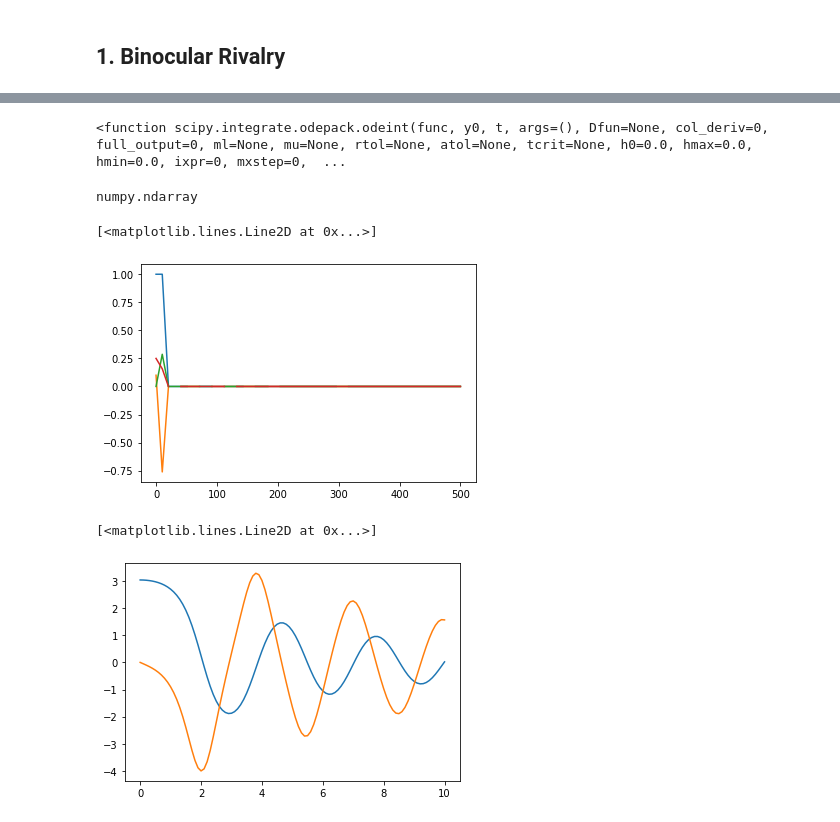
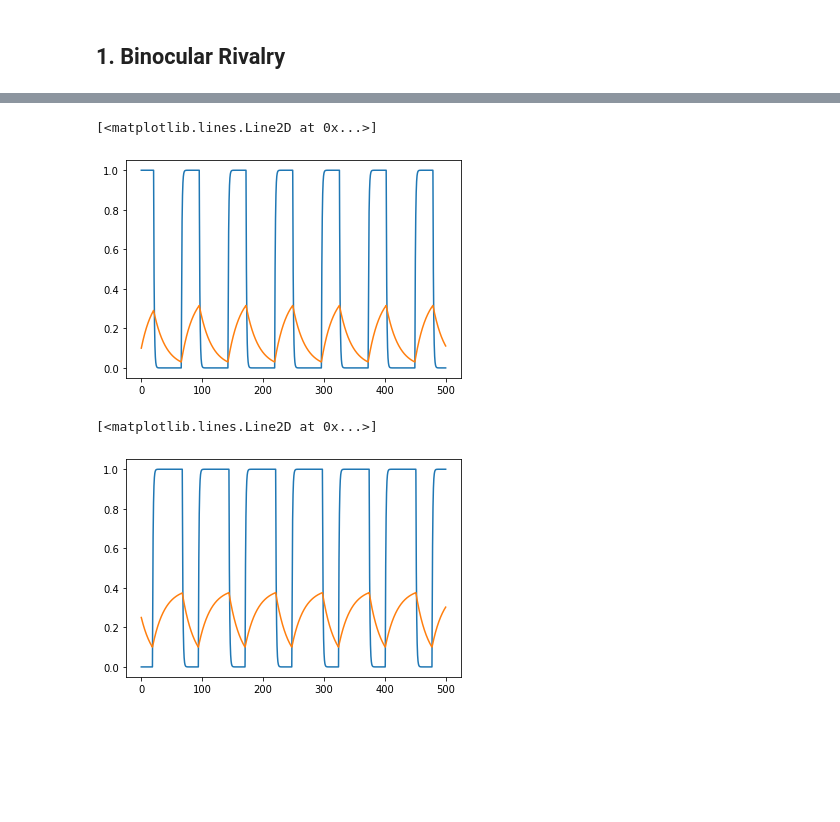
Before and after one commit to DorotheaMueller/mhbf, a Jupyter notebook: ex_5_budding_mueller.ipynb, the cells around one changed output, grey strips where cells are left out. Drawn from its saved outputs; the diff is of its cells as text; code cells hidden in the pictures; blank space fills up the shorter version.

```diff
--- a/ex_5_budding_mueller.ipynb
+++ b/ex_5_budding_mueller.ipynb
@@ -16,23 +16,22 @@ def heaviside_step(x):
     else:
         return 0.0
 
-def laing_chow(x, t, I1, I2, alpha = 0.2, beta = 0.4, phi = 0.4, tau = 20, g1 = 1, g2 = 1):
-# def laing_chow(x0, t, I1, I2):
-#     alpha = 0.2
-#     beta = 0.4
-#     phi = 0.4
-#     tau = 20.0
-#     g1 = 1.0
-#     g2 = 1.0
+# def laing_chow(x, t, I1, I2, alpha = 0.2, beta = 0.4, phi = 0.4, tau = 20, g1 = 1, g2 = 1):
+def laing_chow(x, t, I1, I2):
+    alpha = 0.2
+    beta = 0.4
+    phi = 0.4
+    tau = 20.0
+    g1 = 1.0
+    g2 = 1.0
     u1 = x[0]
     a1 = x[1]
     u2 = x[2]
     a2 = x[3]
 
-    du1_dt = lambda u1 : - u1 + heaviside_step(alpha * u1 * g1 - beta * u2 * g2 - a1 + I1)
-    du2_dt = lambda u2 : - u2 + heaviside_step(alpha * u2 * g2 - beta * u1 * g1 - a2 + I2)
-    da1_dt = lambda a1 : (-a1 + phi * heaviside_step(alpha * u1 * g1 - beta * u2 * g2 - a1 + I1))/tau
-    da2_dt = lambda a2 : (-a2 + phi * heaviside_step(alpha * u2 * g2 - beta * u1 * g1 - a2 + I2))/tau
+    du1_dt = - u1 + heaviside_step(alpha * u1 * g1 - beta * u2 * g2 - a1 + I1)
+    du2_dt = - u2 + heaviside_step(alpha * u2 * g2 - beta * u1 * g1 - a2 + I2)
+    da1_dt = (-a1 + phi * heaviside_step(alpha * u1 * g1 - beta * u2 * g2 - a1 + I1))/tau
+    da2_dt = (-a2 + phi * heaviside_step(alpha * u2 * g2 - beta * u1 * g1 - a2 + I2))/tau
 
-    print(u1, u2, a1, a2)
-    return [du1_dt(u1), du2_dt(u2), da1_dt(a1), da2_dt(a2)]
+    return [du1_dt, da1_dt, du2_dt, da2_dt]
@@ -87,7 +38,7 @@ def laing_chow(x, t, I1, I2, alpha = 0.2, beta = 0.4, phi = 0.4, tau = 20, g1 =
 # %%
 # u1 = 1, a1 = 0.1, u2 = 0, a2 = 0.25
 x0 = [1.0, 0.1, 0.0, 0.25]
-t = np.linspace(0, 500, 50)
+t = np.linspace(0, 500, 5001)
 I1 = 0.43
 I2 = 0.5
 a = odeint(laing_chow, x0, t, args=(I1, I2))
@@ -112,16 +45,6 @@ a = odeint(laing_chow, x0, t, args=(I1, I2))
-# %%
-odeint
-# %% [output]
-<function scipy.integrate.odepack.odeint(func, y0, t, args=(), Dfun=None, col_deriv=0, full_output=0, ml=None, mu=None, rtol=None, atol=None, tcrit=None, h0=0.0, hmax=0.0, hmin=0.0, ixpr=0, mxstep=0,  ...
-# %%
-type(a)
-# %% [output]
-numpy.ndarray
 # %%
 plt.plot(t, a[:, 0])
 plt.plot(t, a[:, 1])
-plt.plot(t, a[:, 2])
-plt.plot(t, a[:, 3])
 # %% [output]
 [<matplotlib.lines.Line2D at 0x...>]
-[figure, old version]
+[figure, new version]
@@ -139,12 +51,6 @@ def pend(y, t, b, c):
-# %%
-t = np.linspace(0, 10, 101)
-y0 = [np.pi - 0.1, 0.0]
-b = 0.25
-c = 5.0
-sol = odeint(pend, y0, t, args=(b, c))
 # %%
-plt.plot(t, sol[:, 0])
-plt.plot(t, sol[:, 1])
+plt.plot(t, a[:, 2])
+plt.plot(t, a[:, 3])
 # %% [output]
 [<matplotlib.lines.Line2D at 0x...>]
-[figure, old version]
+[figure, new version]
```
Also changed, not shown: parts of 5 cells of this notebook.
